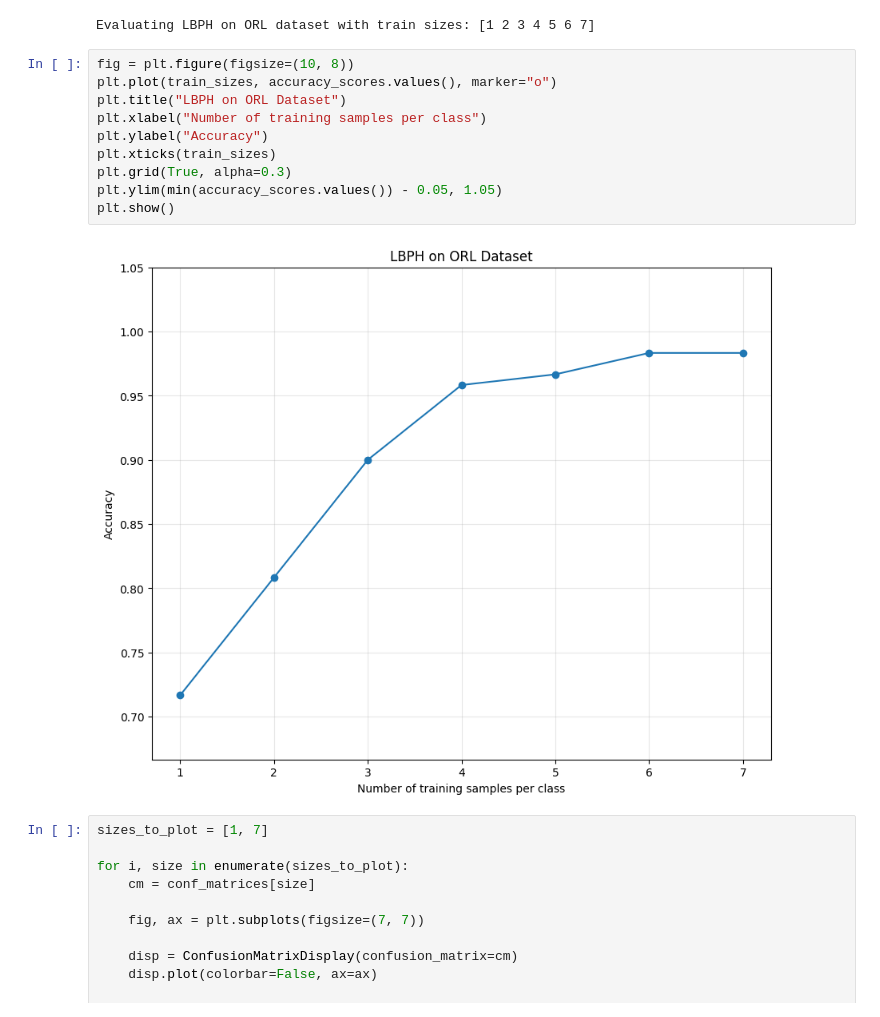
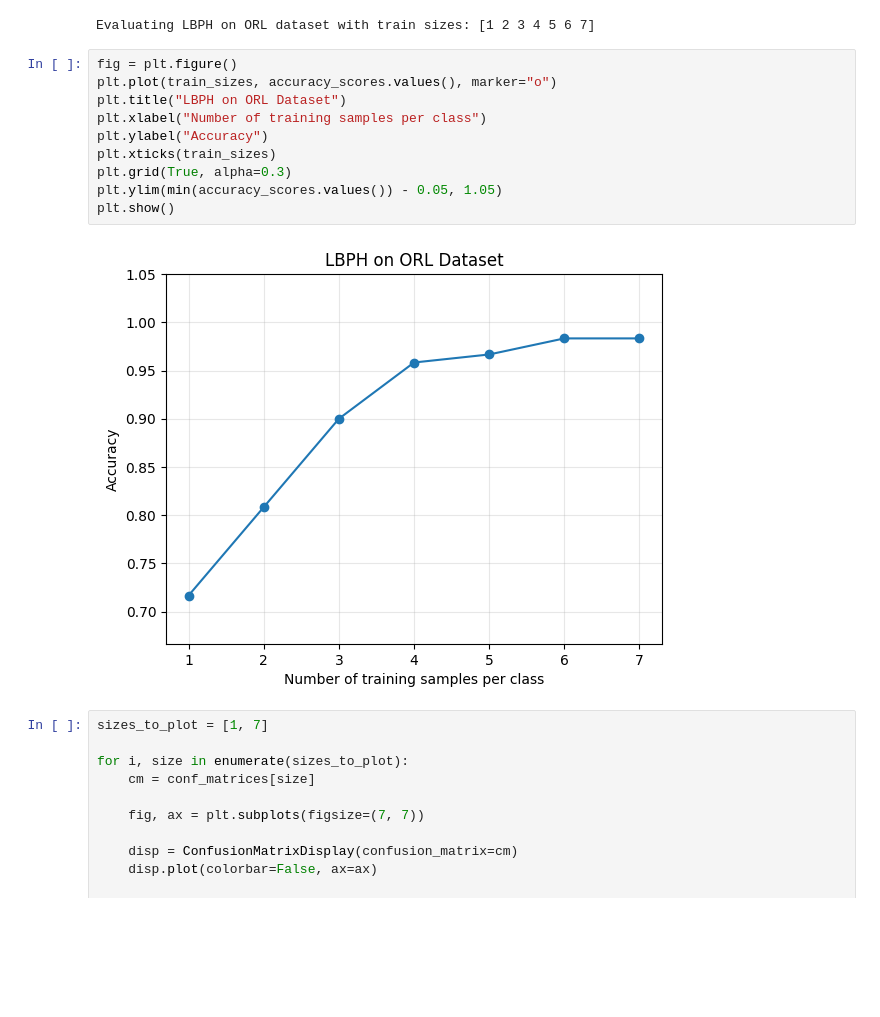
Before and after one commit to JeanJNMV/MDS-VIC_Face_Recognition, a Jupyter notebook: notebooks/J_00_experiments.ipynb, the cells around one changed output. Saved outputs shown, nothing was run; the diff lists cells and outputs as text; blank space fills up the shorter version.

```diff
--- a/notebooks/J_00_experiments.ipynb
+++ b/notebooks/J_00_experiments.ipynb
@@ -35,17 +34,17 @@ accuracy_scores, conf_matrices = get_metrics_vs_train_size(
 # %% [output]
 Evaluating LBPH on ORL dataset with train sizes: [1 2 3 4 5 6 7]
 # %%
-fig = plt.figure(figsize=(10, 8))
+fig = plt.figure()
 plt.plot(train_sizes, accuracy_scores.values(), marker="o")
 plt.title("LBPH on ORL Dataset")
 plt.xlabel("Number of training samples per class")
 plt.ylabel("Accuracy")
 plt.xticks(train_sizes)
 plt.grid(True, alpha=0.3)
 plt.ylim(min(accuracy_scores.values()) - 0.05, 1.05)
 plt.show()
 # %% [output]
-[figure, old version]
+[figure, new version]
 # %%
 sizes_to_plot = [1, 7]
 
```
Also changed, not shown: parts of 4 cells of this notebook, 2 other files.
